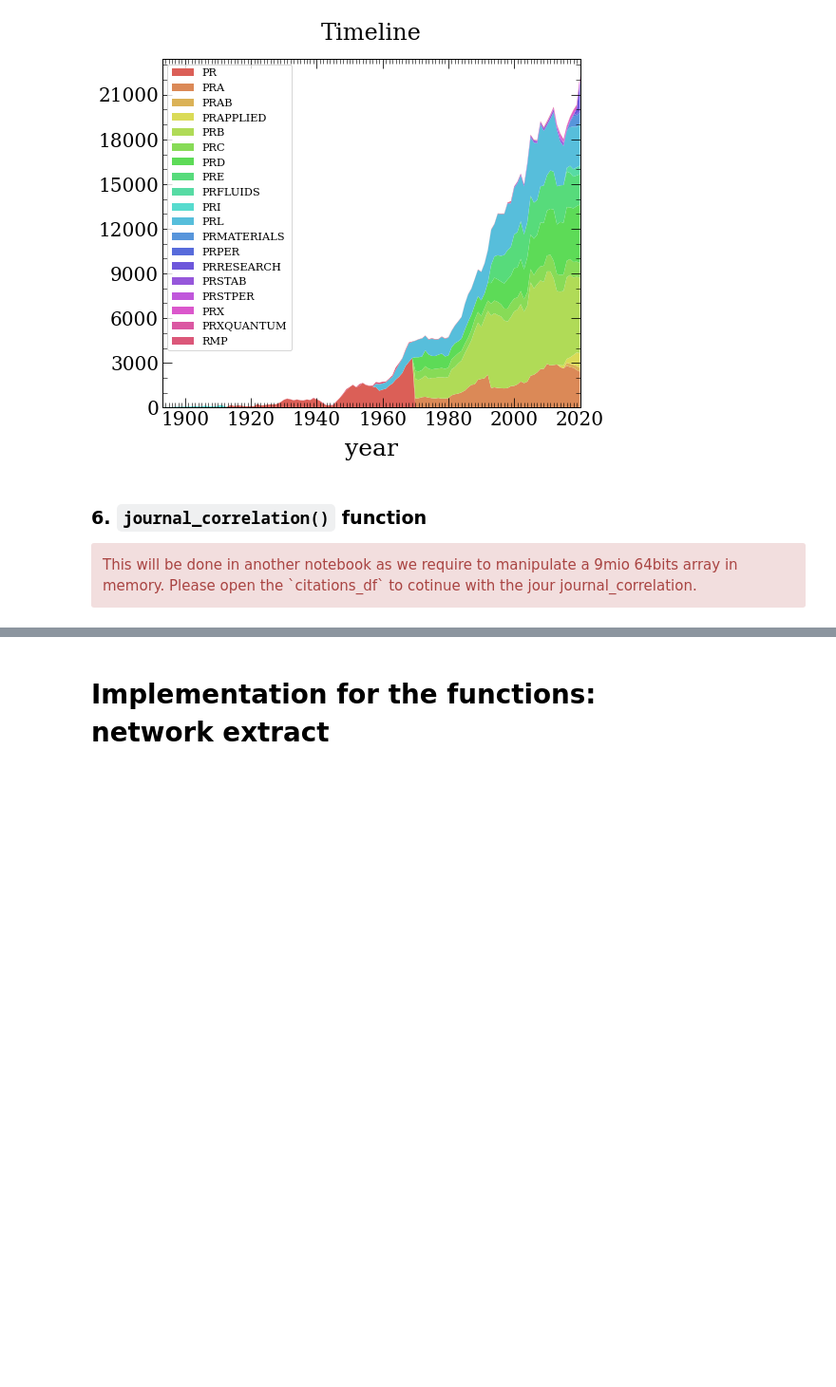
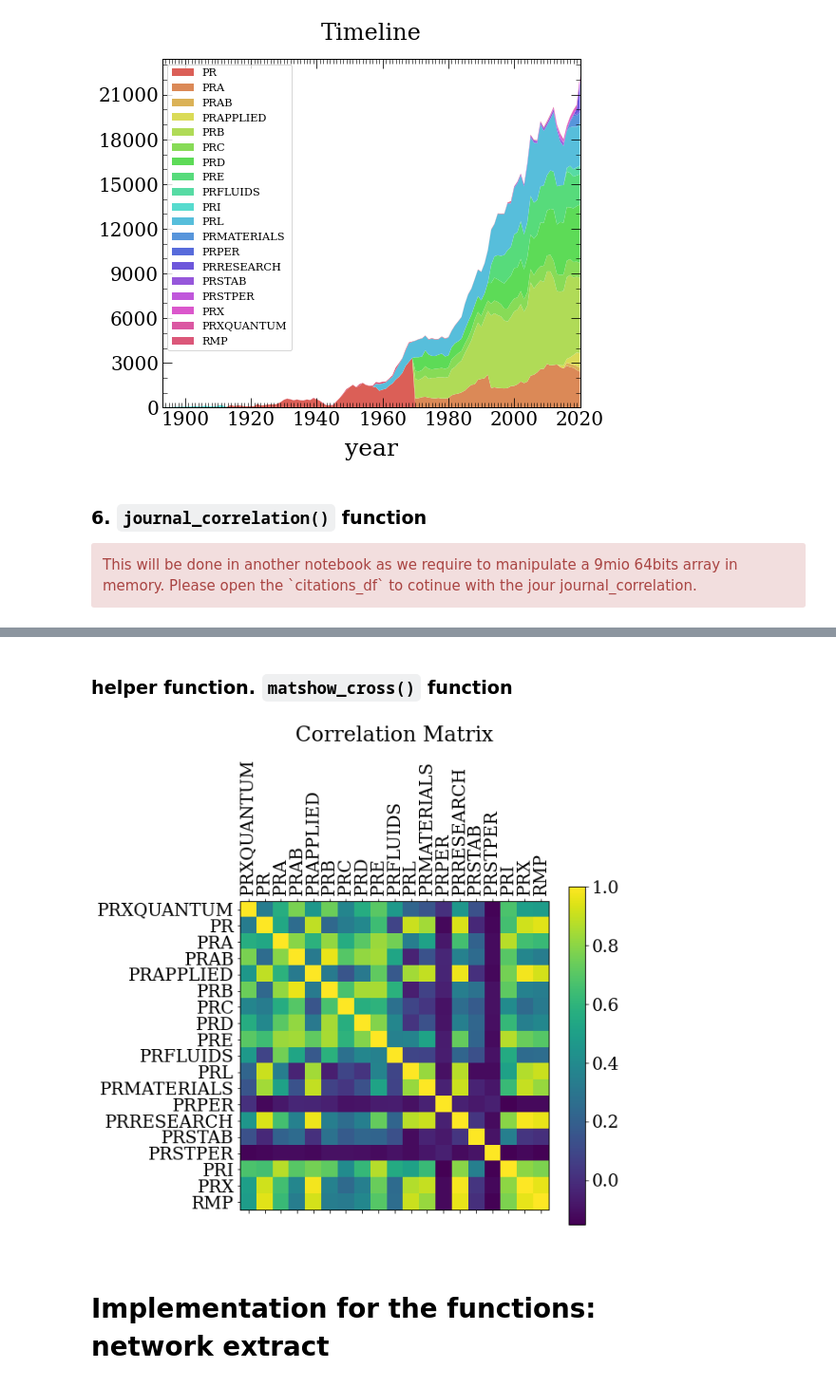
Before and after one commit to costargc/phiga.tech, a Jupyter notebook: data_analysis/key_functions.ipynb, the cells around one changed output, grey strips where cells are left out. Shown: that part at 95% size. Cells and saved outputs as stored; diff of their text form; code cells hidden in the pictures; blank space fills up the shorter version.

```diff
--- a/data_analysis/key_functions.ipynb
+++ b/data_analysis/key_functions.ipynb
@@ -434,0 +438,3 @@ The PostScript backend does not support transparency; partially transparent arti
+# %%
+df = pd.read_csv('https://s3.amazonaws.com/phiga.tech/aps-dataset-citations-2020.csv')
+# df.head()
@@ -434,0 +488,4 @@ The PostScript backend does not support transparency; partially transparent arti
+# %%
+journalGrid = journal_grid_color()
+cross_data = journal_correlation(df, journalGrid)
+display(cross_data)
@@ -435,3 +511,39 @@ The PostScript backend does not support transparency; partially transparent arti
+# %% [markdown]
+### helper function. `matshow_cross()` function
+# %%
+def matshow_cross(cross_data):
+    fig, ax = plt.subplots(1, 1, tight_layout=True)
+    fig.set_size_inches(8, 7)
+    # plt.rcParams["figure.figsize"] = (8,9)
+    ax.axis('off')
+
+    # plot
+    plt.matshow(cross_data.corr(), fignum=fig.number)
+    plt.xticks(range(cross_data.select_dtypes(['number']).shape[1]), cross_data.select_dtypes(['number']).columns, rotation=90)
+    plt.yticks(range(cross_data.select_dtypes(['number']).shape[1]), cross_data.select_dtypes(['number']).columns)
+
+
+
+    # font
+    mpl.rcParams['font.family'] = 'serif'
+    mpl.rcParams['mathtext.fontset'] = 'cm'
+    plt.rcParams['font.size'] = 20
+    plt.rcParams['axes.linewidth'] = 1
+
+
+    cb = plt.colorbar()
+    # cb.ax.tick_params(labelsize=14)
+
+    # Add title
+    plt.title('Correlation Matrix', pad=20)
+
+    plt.savefig('./fig/corr_matrix.eps', format='eps',dpi=300, bbox_inches = "tight")
+    # plt.tight_layout()
+    return plt.show()
+# %%
+matshow_cross(cross_data)
+# %% [output]
+[figure, added]
 # %% [markdown]
 # Implementation for the functions: <br> network extract
 # %% [markdown]
```
Also changed, not shown: parts of 3 cells of this notebook, 1 other file.
